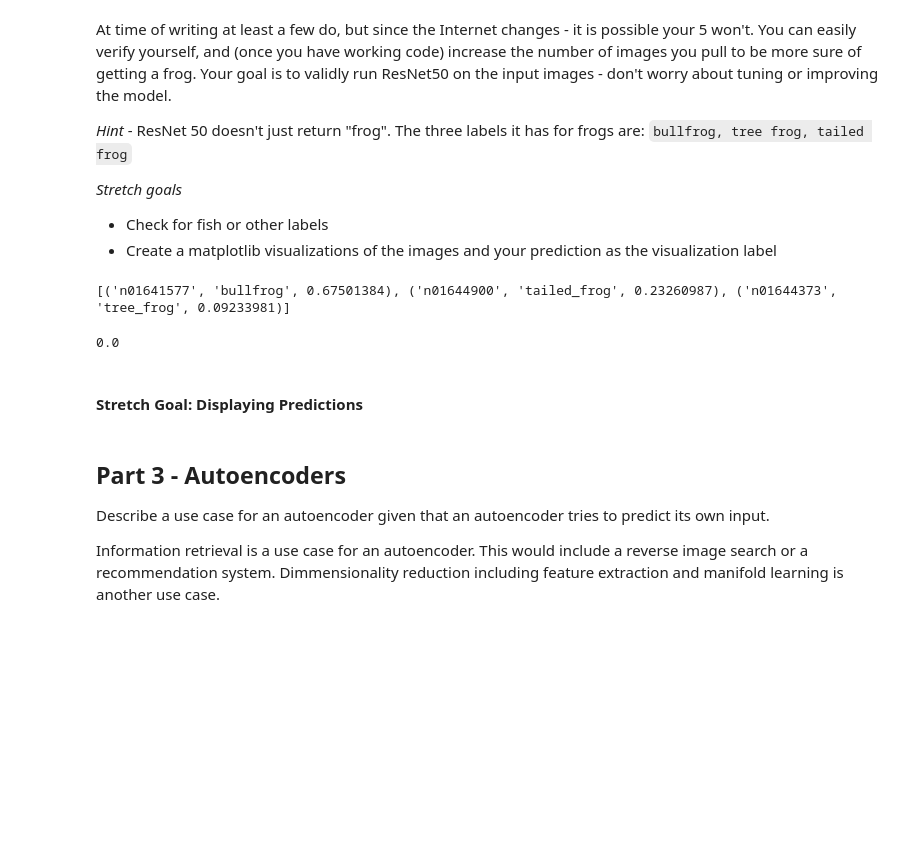
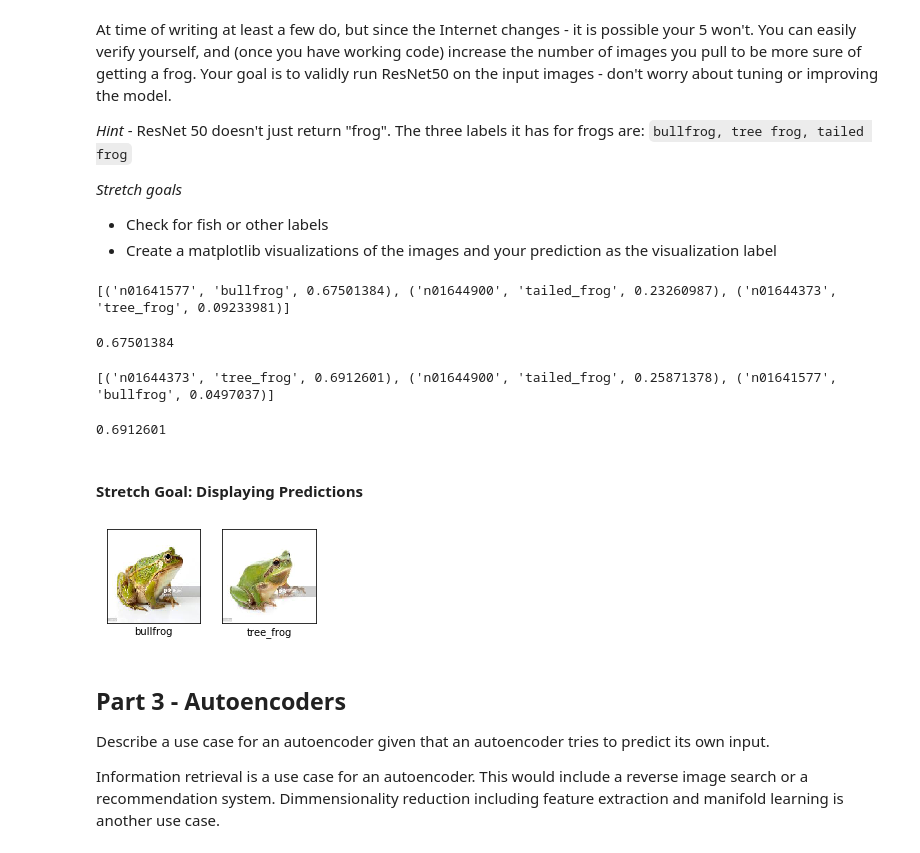
Before and after one commit to JimKing100/DS-Unit-4-Sprint-3-Deep-Learning, a Jupyter notebook: LS_DS_Uni_4_Sprint_3_Challenge.ipynb, the cells around one changed output. Saved outputs shown, nothing was run; the diff lists cells and outputs as text; code cells hidden in the pictures; blank space fills up the shorter version.

```diff
--- a/LS_DS_Uni_4_Sprint_3_Challenge.ipynb
+++ b/LS_DS_Uni_4_Sprint_3_Challenge.ipynb
@@ -217,9 +217,14 @@ for _id,img in enumerate(image_urls):
     with open(f'example{_id}.jpg', 'wb') as f:
         f.write(r.content)
 # %%
-img_contains_frog(process_img_path('frog1.jpeg'))
+img_contains_frog(process_img_path('frog1.jpeg'), 'bullfrog')
 # %% [output]
 [('n01641577', 'bullfrog', 0.67501384), ('n01644900', 'tailed_frog', 0.23260987), ('n01644373', 'tree_frog', 0.09233981)]
-0.0
+0.67501384
+# %%
+img_contains_frog(process_img_path('frog2.jpeg'), 'tree_frog')
+# %% [output]
+[('n01644373', 'tree_frog', 0.6912601), ('n01644900', 'tailed_frog', 0.25871378), ('n01641577', 'bullfrog', 0.0497037)]
+0.6912601
 # %% [markdown]
 #### Stretch Goal: Displaying Predictions
@@ -228,3 +231,24 @@ import matplotlib.pyplot as plt
+# %%
+import matplotlib.pyplot as plt
+
+images = []
+class_names = []
+images.append(process_img_path('frog1.jpeg'))
+images.append(process_img_path('frog2.jpeg'))
+class_names.append('bullfrog')
+class_names.append('tree_frog')
+
+plt.figure(figsize=(10,10))
+for i in range(2):
+    plt.subplot(5,5,i+1)
+    plt.xticks([])
+    plt.yticks([])
+    plt.grid(False)
+    plt.imshow(images[i], cmap=plt.cm.binary)
+    plt.xlabel(class_names[i])
+plt.show()
+# %% [output]
+[figure, added]
 # %% [markdown]
 <a id="p3"></a>
 ## Part 3 - Autoencoders
```
Also changed, not shown: parts of 2 cells of this notebook.
